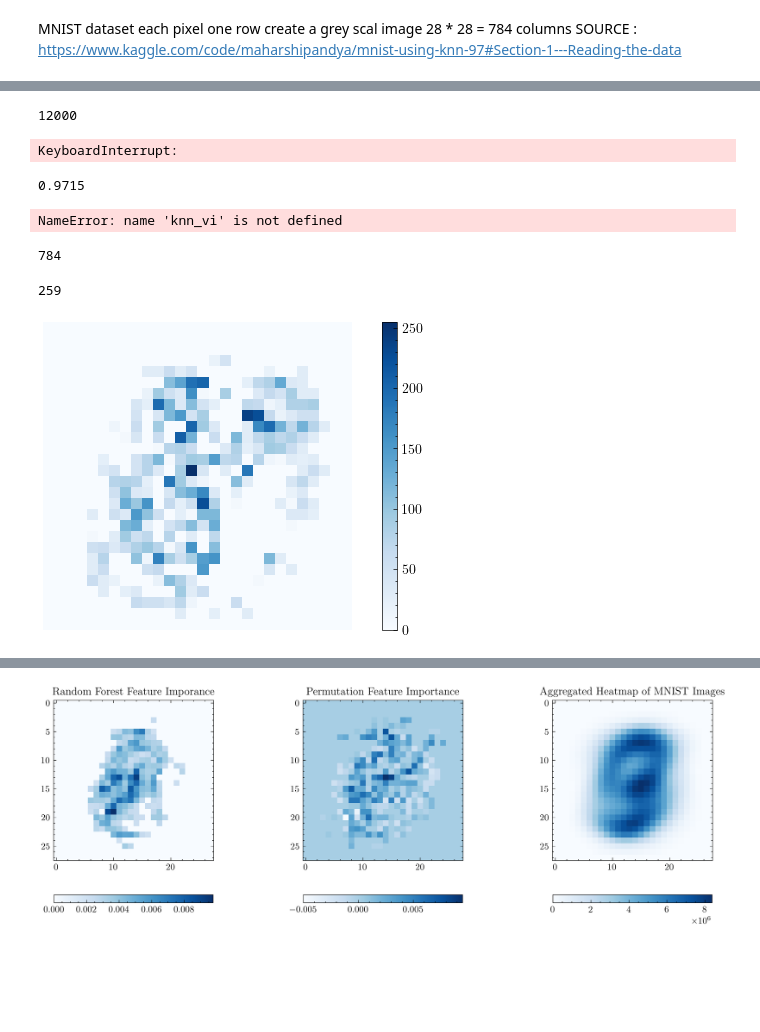
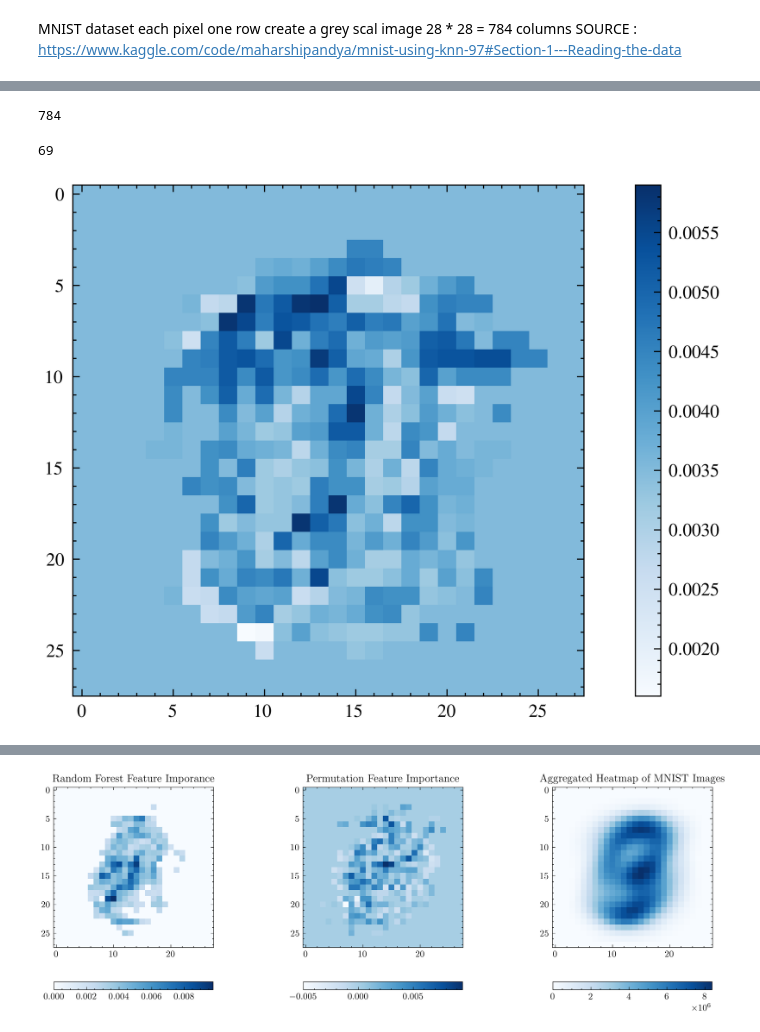
Before and after one commit to Versus-91/blackboxofmachinelearning, a Jupyter notebook: mnist.ipynb, the cells around one changed output, grey strips where cells are left out. Cells and saved outputs as stored; diff of their text form; code cells hidden in the pictures; blank space fills up the shorter version.

```diff
--- a/mnist.ipynb
+++ b/mnist.ipynb
@@ -146,39 +114,17 @@ knn_preds = knn.predict(X_test)
-# %%
-display(len(X_test))
-# %% [output]
-12000
-# %%
-knn_vi = permutation_importance(knn, X_test, y_test, random_state=42,n_jobs=-2)
-# %% [output]
-KeyboardInterrupt:
-# %%
-from sklearn.metrics import classification_report,accuracy_score
-
-display(accuracy_score(y_test, knn_preds))
-knn_fi = knn_vi['importances_mean']
-# %% [output]
-0.9715
-NameError: name 'knn_vi' is not defined
-# %%
-knn_fi[knn_fi < 0] = 0
-min_val = np.min(knn_fi)
-max_val = np.max(knn_fi)
-scaled_arr = ((knn_fi - min_val) / (max_val - min_val)) * 255
 # %%
 display(len(knn_fi))
 fis = np.nonzero(knn_fi)[0]
 display(len(fis))
 with plt.style.context('science'):
     # imshow plots the matrix
     plt.figure(figsize = (8,4))
-    plt.imshow(scaled_arr.reshape(28,28), cmap=plt.cm.Blues)
-    plt.axis("off")
+    plt.imshow(knn_vi['importances_mean'].reshape(28,28), cmap=plt.cm.Blues)
     plt.colorbar()
     plt.show()
 # %% [output]
 784
-259
+69
-[figure, old version]
+[figure, new version]
 # %%
 import seaborn as sns
 plt.figure(figsize=(8, 6))
```
Also changed, not shown: parts of 24 cells of this notebook, 1 other file.
